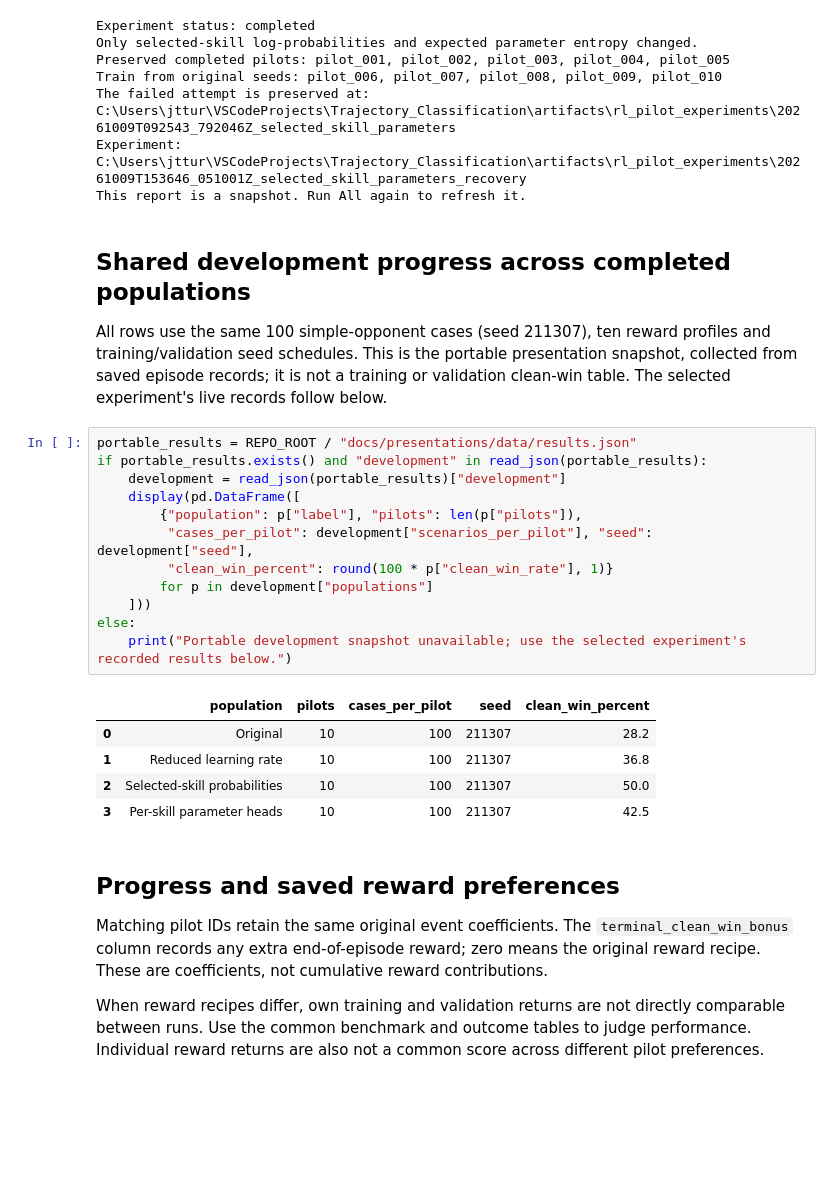
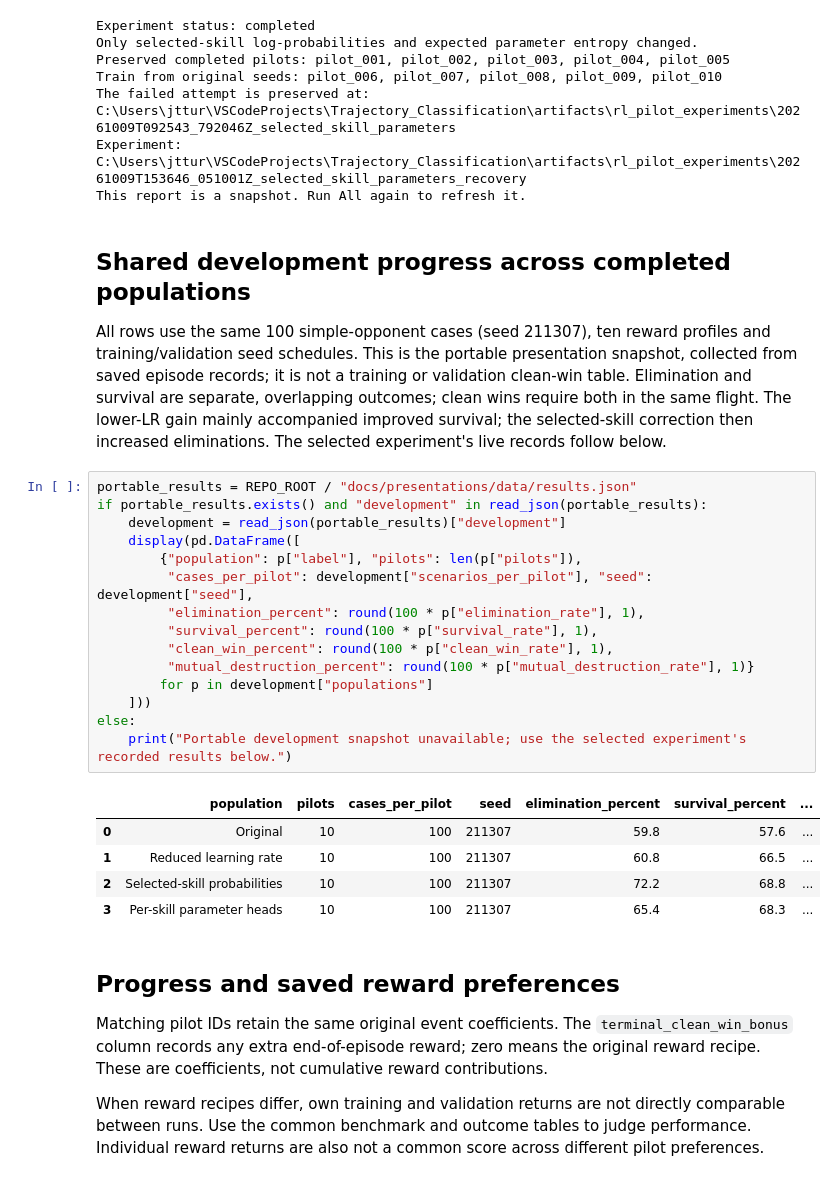
Before and after one commit to Rejn2024/Trajectory_Classification, a Jupyter notebook: notebooks/05_compare_population_runs.ipynb, the cells around one changed output. Drawn from its saved outputs; the diff is of its cells as text; blank space fills up the shorter version.

```diff
--- a/notebooks/05_compare_population_runs.ipynb
+++ b/notebooks/05_compare_population_runs.ipynb
@@ -112,25 +112,28 @@ This report is a snapshot. Run All again to refresh it.
 # %% [markdown]
 ## Shared development progress across completed populations
 
-All rows use the same 100 simple-opponent cases (seed 211307), ten reward profiles and training/validation seed schedules. This is the portable presentation snapshot, collected from saved episode records; it is not a training or validation clean-win table. The selected experiment's live records follow below.
+All rows use the same 100 simple-opponent cases (seed 211307), ten reward profiles and training/validation seed schedules. This is the portable presentation snapshot, collected from saved episode records; it is not a training or validation clean-win table. Elimination and survival are separate, overlapping outcomes; clean wins require both in the same flight. The lower-LR gain mainly accompanied improved survival; the selected-skill correction then increased eliminations. The selected experiment's live records follow below.
 # %%
 portable_results = REPO_ROOT / "docs/presentations/data/results.json"
 if portable_results.exists() and "development" in read_json(portable_results):
     development = read_json(portable_results)["development"]
     display(pd.DataFrame([
         {"population": p["label"], "pilots": len(p["pilots"]),
          "cases_per_pilot": development["scenarios_per_pilot"], "seed": development["seed"],
-         "clean_win_percent": round(100 * p["clean_win_rate"], 1)}
+         "elimination_percent": round(100 * p["elimination_rate"], 1),
+         "survival_percent": round(100 * p["survival_rate"], 1),
+         "clean_win_percent": round(100 * p["clean_win_rate"], 1),
+         "mutual_destruction_percent": round(100 * p["mutual_destruction_rate"], 1)}
         for p in development["populations"]
     ]))
 else:
     print("Portable development snapshot unavailable; use the selected experiment's recorded results below.")
 # %% [output]
-|  | population | pilots | cases_per_pilot | seed | clean_win_percent |
-| 0 | Original | 10 | 100 | 211307 | 28.2 |
-| 1 | Reduced learning rate | 10 | 100 | 211307 | 36.8 |
-| 2 | Selected-skill probabilities | 10 | 100 | 211307 | 50.0 |
-| 3 | Per-skill parameter heads | 10 | 100 | 211307 | 42.5 |
+|  | population | pilots | cases_per_pilot | seed | elimination_percent | survival_percent | ... |
+| 0 | Original | 10 | 100 | 211307 | 59.8 | 57.6 | ... |
+| 1 | Reduced learning rate | 10 | 100 | 211307 | 60.8 | 66.5 | ... |
+| 2 | Selected-skill probabilities | 10 | 100 | 211307 | 72.2 | 68.8 | ... |
+| 3 | Per-skill parameter heads | 10 | 100 | 211307 | 65.4 | 68.3 | ... |
 # %% [markdown]
 ## Progress and saved reward preferences
 
```
Also changed, not shown: parts of 2 cells of this notebook, 13 other files.
